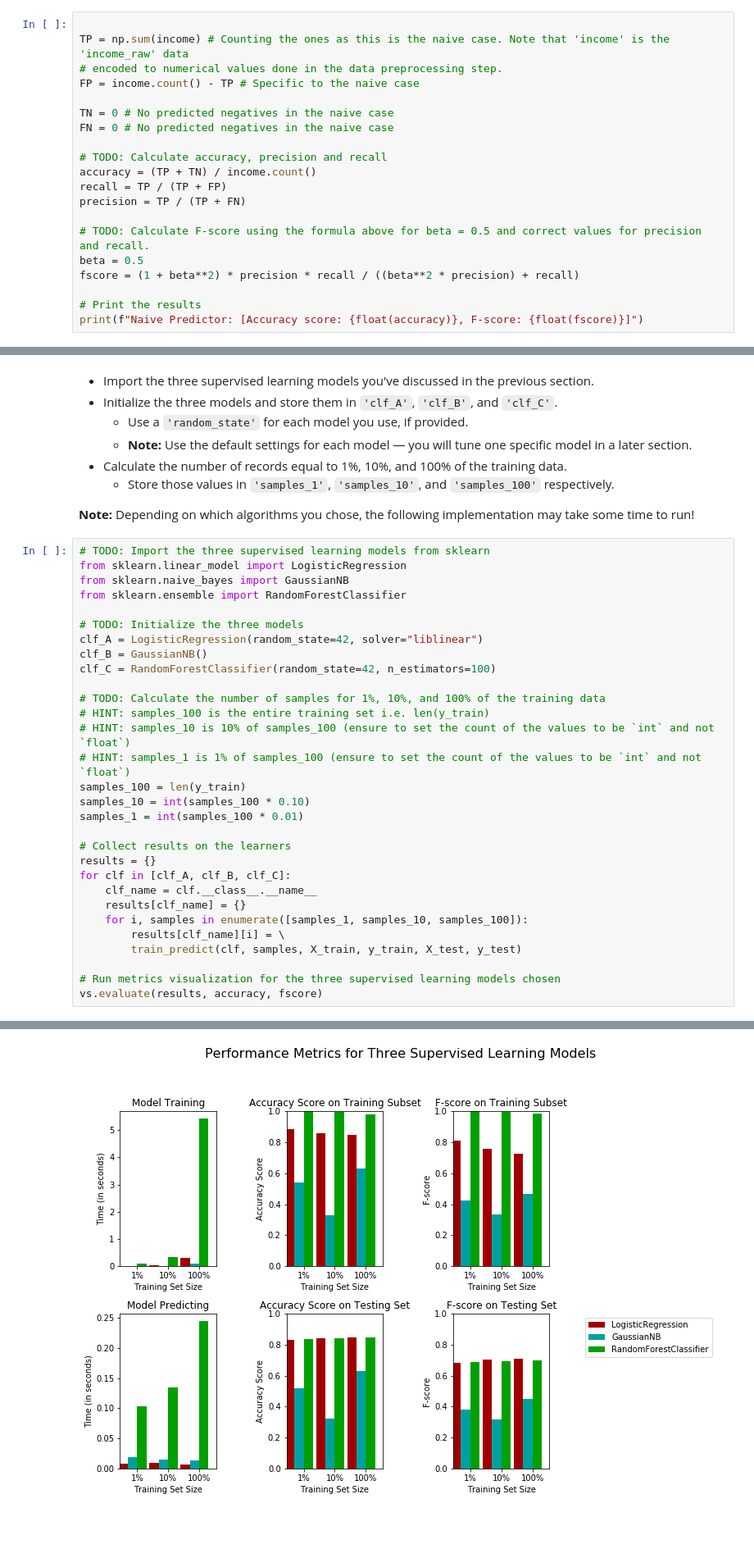
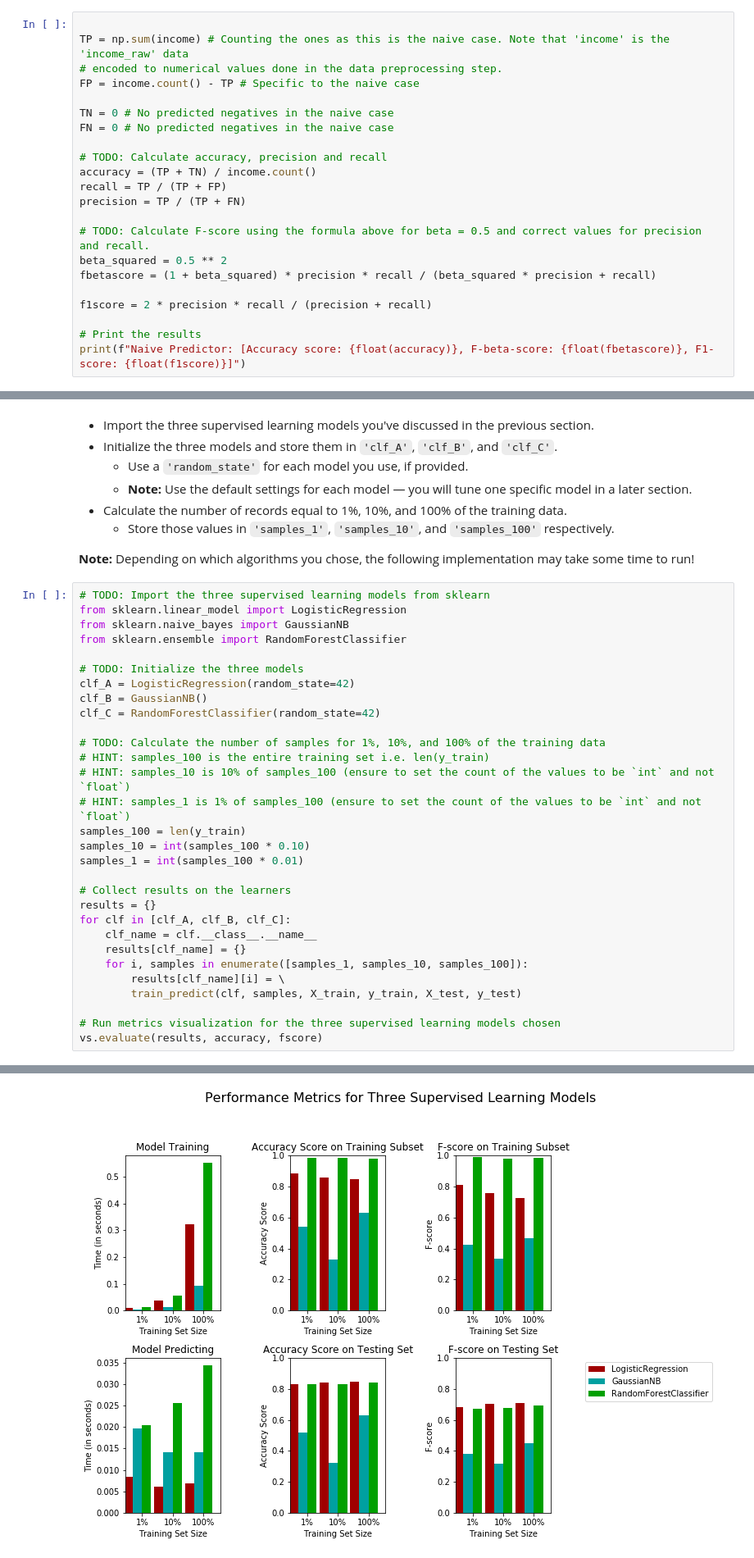
Before and after one commit to ivan589/udacity_ML_1, a Jupyter notebook: finding_donors/finding_donors.ipynb, the cells around one changed output, grey strips where cells are left out. Shown: that part at 82% size. Saved outputs shown, nothing was run; the diff lists cells and outputs as text; blank space fills up the shorter version.

```diff
--- a/finding_donors/finding_donors.ipynb
+++ b/finding_donors/finding_donors.ipynb
@@ -282,9 +282,11 @@ recall = TP / (TP + FP)
 precision = TP / (TP + FN)
 
 # TODO: Calculate F-score using the formula above for beta = 0.5 and correct values for precision and recall.
-beta = 0.5
-fscore = (1 + beta**2) * precision * recall / ((beta**2 * precision) + recall)
+beta_squared = 0.5 ** 2
+fbetascore = (1 + beta_squared) * precision * recall / (beta_squared * precision + recall)
+
+f1score = 2 * precision * recall / (precision + recall)
 
 # Print the results
-print(f"Naive Predictor: [Accuracy score: {float(accuracy)}, F-score: {float(fscore)}]")
+print(f"Naive Predictor: [Accuracy score: {float(accuracy)}, F-beta-score: {float(fbetascore)}, F1-score: {float(f1score)}]")
 # %% [output]
@@ -410,9 +412,9 @@ from sklearn.naive_bayes import GaussianNB
 from sklearn.ensemble import RandomForestClassifier
 
 # TODO: Initialize the three models
-clf_A = LogisticRegression(random_state=42, solver="liblinear")
+clf_A = LogisticRegression(random_state=42)
 clf_B = GaussianNB()
-clf_C = RandomForestClassifier(random_state=42, n_estimators=100)
+clf_C = RandomForestClassifier(random_state=42)
 
 # TODO: Calculate the number of samples for 1%, 10%, and 100% of the training data
 # HINT: samples_100 is the entire training set i.e. len(y_train)
@@ -446,4 +448,4 @@ RandomForestClassifier trained on 36177 samples.
-[figure, old version]
+[figure, new version]
 # %% [markdown]
 ----
 ## Improving Results
```
Also changed, not shown: parts of 2 cells of this notebook, 1 other file.
